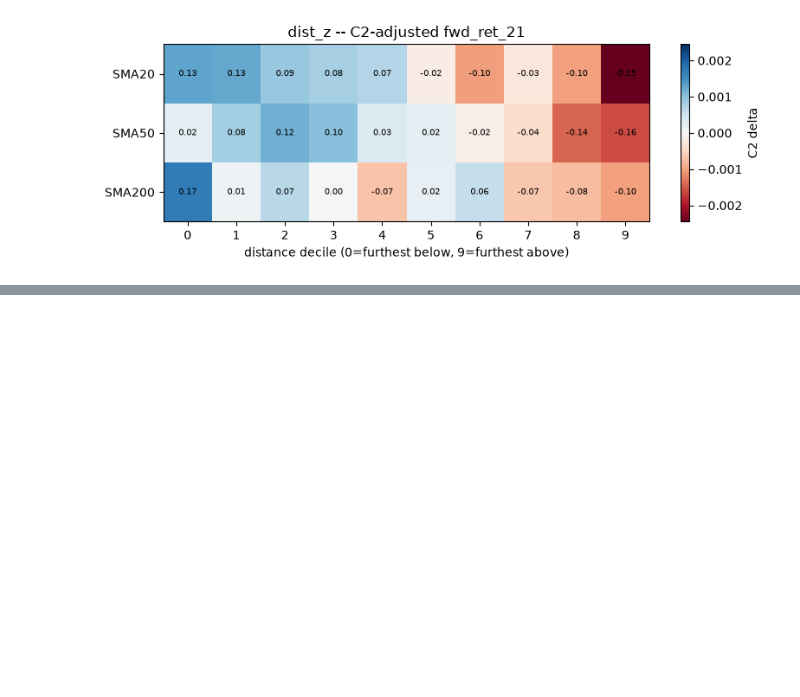
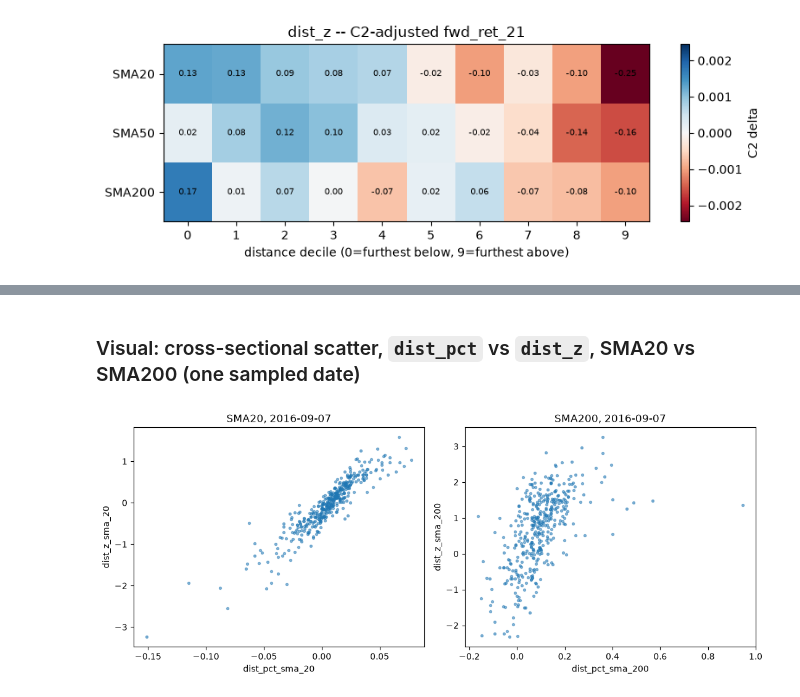
Before and after one commit to omerk1/stocks_analysis, a Jupyter notebook: notebooks/moving_averages_m04_distance.ipynb, the cells around one changed output, grey strips where cells are left out. Saved outputs shown, nothing was run; the diff lists cells and outputs as text; code cells hidden in the pictures; blank space fills up the shorter version.

```diff
--- a/notebooks/moving_averages_m04_distance.ipynb
+++ b/notebooks/moving_averages_m04_distance.ipynb
@@ -209,0 +337,15 @@ pattern surviving C2 matching. M4 is not dead at this pass.
+# %%
+# (2) Stability of the z-score's own denominator
+print("=== Coefficient of variation of the rolling-252d std of dist_pct (the z denominator) ===")
+cv_rows = []
+for lb in [20, 50, 200]:
+    pct_col = f"dist_pct_sma_{lb}"
+    cvs = []
+    for ticker, g in panel.groupby("ticker"):
+        g = g.sort_values("date")
+        rolling_std = g[pct_col].rolling(252).std().dropna()
+        if len(rolling_std) > 50 and rolling_std.mean() > 0:
+            cvs.append(rolling_std.std() / rolling_std.mean())
+    cv_rows.append({"lookback": lb, "mean_cv_of_rolling_std": np.nanmean(cvs)})
+cv_df = pd.DataFrame(cv_rows).set_index("lookback")
+cv_df
@@ -209,0 +359,15 @@ pattern surviving C2 matching. M4 is not dead at this pass.
+# %%
+# (3) Cross-sectional ranking: does dist_z actually reorder stocks vs dist_pct at 200d?
+print("=== Cross-sectional Spearman corr(dist_z, dist_pct), averaged over 200 sampled dates ===")
+rank_rows = []
+for lb in [20, 50, 200]:
+    pct_col, z_col = f"dist_pct_sma_{lb}", f"dist_z_sma_{lb}"
+    sample_dates = panel["date"].drop_duplicates().sample(200, random_state=0)
+    corrs = []
+    for d in sample_dates:
+        day = panel.loc[panel["date"] == d, [pct_col, z_col]].dropna()
+        if len(day) > 30:
+            corrs.append(day[pct_col].corr(day[z_col], method="spearman"))
+    rank_rows.append({"lookback": lb, "mean_spearman_corr": np.nanmean(corrs)})
+rank_df = pd.DataFrame(rank_rows).set_index("lookback")
+rank_df
@@ -209,0 +400,18 @@ pattern surviving C2 matching. M4 is not dead at this pass.
+# %% [markdown]
+### Visual: cross-sectional scatter, `dist_pct` vs `dist_z`, SMA20 vs SMA200 (one sampled date)
+# %%
+sample_date = panel["date"].drop_duplicates().sample(1, random_state=1).iloc[0]
+day = panel[panel["date"] == sample_date]
+
+fig, axes = plt.subplots(1, 2, figsize=(11, 4.5), sharey=False)
+for ax, lb in zip(axes, [20, 200]):
+    x = day[f"dist_pct_sma_{lb}"]
+    y = day[f"dist_z_sma_{lb}"]
+    ax.scatter(x, y, s=8, alpha=0.5)
+    ax.set_xlabel(f"dist_pct_sma_{lb}")
+    ax.set_ylabel(f"dist_z_sma_{lb}")
+    ax.set_title(f"SMA{lb}, {sample_date.date()}")
+plt.tight_layout()
+plt.show()
+# %% [output]
+[figure, added]
```
Also changed, not shown: parts of 22 cells of this notebook, 4 other files.
